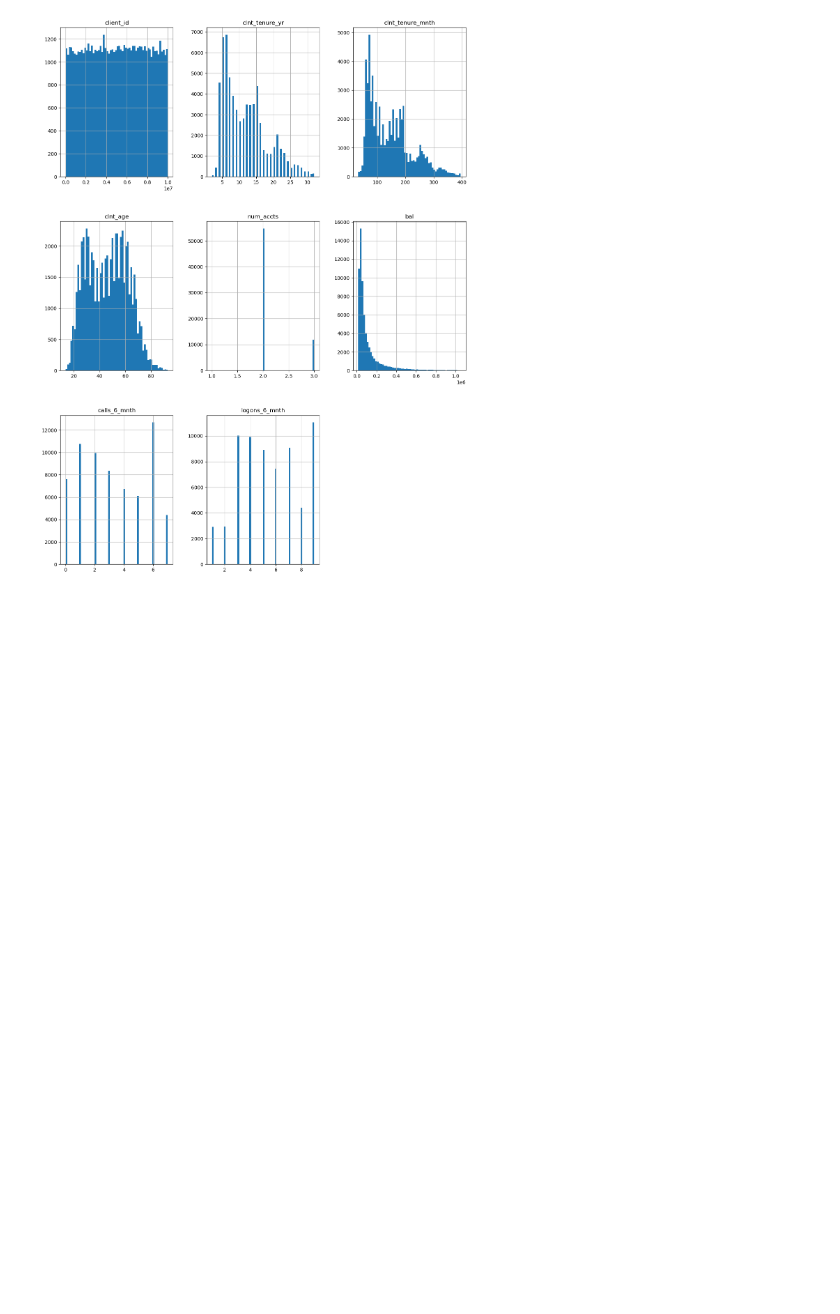
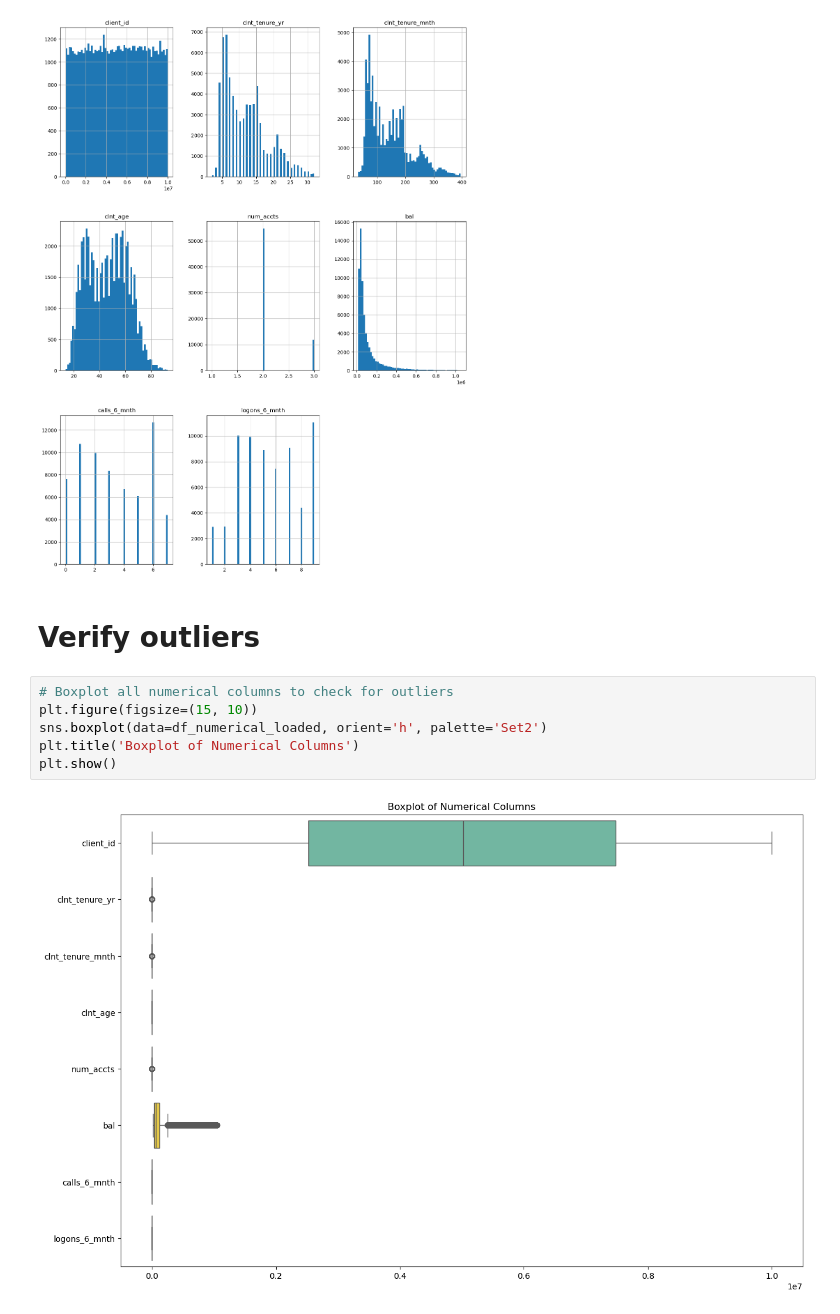
Before and after one commit to jesuserro/eda-testing-vanguard, a Jupyter notebook: src/clients_clean.ipynb, the cells around one changed output. Saved outputs shown, nothing was run; the diff lists cells and outputs as text; blank space fills up the shorter version.

```diff
--- a/src/clients_clean.ipynb
+++ b/src/clients_clean.ipynb
@@ -295,3 +295,13 @@ df_numerical_loaded.hist(figsize=(15, 20), bins=60, xlabelsize=10, ylabelsize=10
 plt.show()
 # %% [output]
 [figure]
+# %% [markdown]
+# Verify outliers
+# %%
+# Boxplot all numerical columns to check for outliers
+plt.figure(figsize=(15, 10))
+sns.boxplot(data=df_numerical_loaded, orient='h', palette='Set2')
+plt.title('Boxplot of Numerical Columns')
+plt.show()
+# %% [output]
+[figure, added]
```
